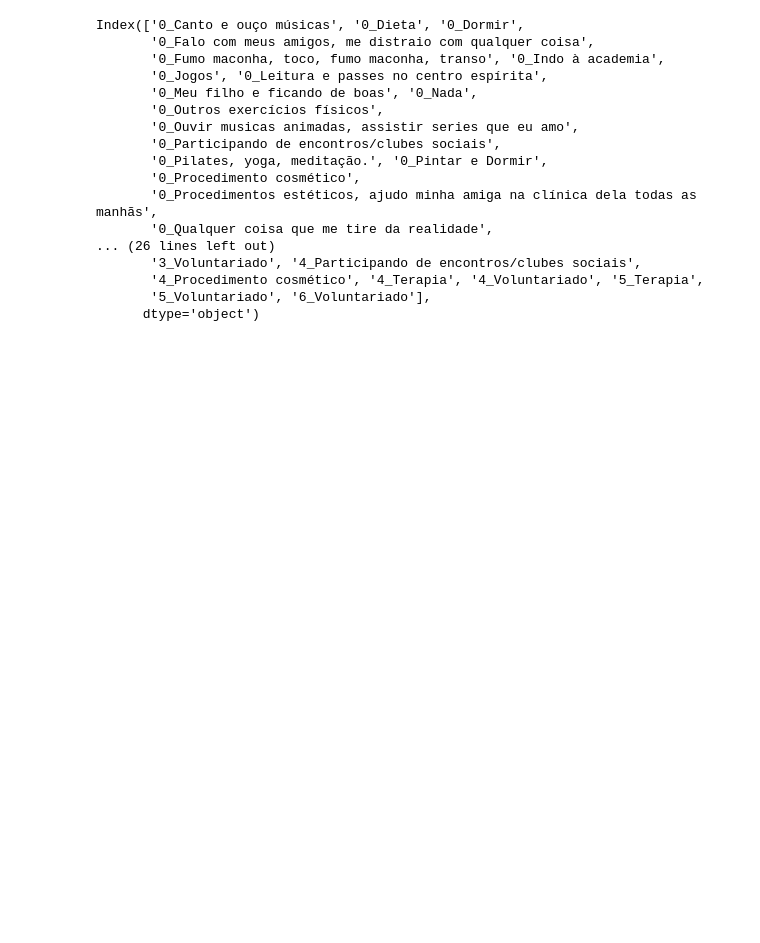
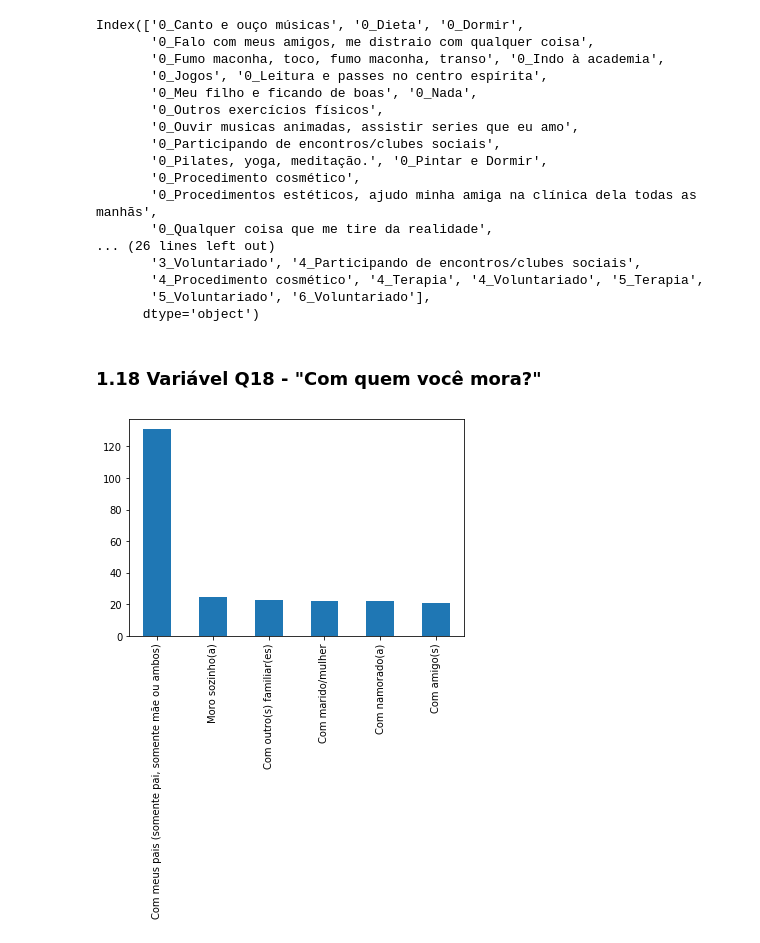
Before and after one commit to claytonrm/AnalisePreditivaSuicidio, a Jupyter notebook: AnalisePreditivaSuicidio.ipynb, the cells around one changed output. Saved outputs shown, nothing was run; the diff lists cells and outputs as text; code cells hidden in the pictures; blank space fills up the shorter version.

```diff
--- a/AnalisePreditivaSuicidio.ipynb
+++ b/AnalisePreditivaSuicidio.ipynb
@@ -761,8 +761,6 @@ df['Q17_LEITURA'] = df_Q17[['0_Leitura e passes no centro espírita',
                             '1_Corrida, jogos eletrônicos, leitura, culinária',
                             '2_Ler, obter conhecimento']].max(axis=1)
 
-df['Q17_RELIGIAO'] = df_Q17[['0_Leitura e passes no centro espírita']].max(axis=1)
-
 df['Q17_OUTROS'] = df_Q17[['0_Dormir', '0_Meu filho e ficando de boas',
                            '0_Pilates, yoga, meditação.', '0_Pintar e Dormir',
                            '0_Procedimentos estéticos, ajudo minha amiga na clínica dela todas as manhãs',
@@ -776,7 +774,15 @@ df['Q17_OUTROS'] = df_Q17[['0_Dormir', '0_Meu filho e ficando de boas',
                            '1_Trabalhar', '1_fazendo coisas sozinha, ouvindo música, desenhando...',
                            '2_Assistindo porno', '2_Conhecendo pessoas que eu tenha uma conexão e me entendam',
                            '2_Conversar com amigos, jogar, terapia ocupacional, pintar, artesanato, escrever, comprar roupas que me fazem confortável',
-                           '2_Tenho hobbies', '3_Atendimento psiquiátrico', '3_Meus gatos'
+                           '2_Tenho hobbies', '3_Atendimento psiquiátrico', '3_Meus gatos',
+                           '0_Leitura e passes no centro espírita'
                           ]].max(axis=1)
 # %%
 df = df.drop(columns='Q17')
+# %% [markdown]
+### 1.18 Variável Q18 - "Com quem você mora?"
+# %%
+df.Q18.value_counts().plot.bar()
+plt.savefig('q18.png')
+# %% [output]
+[figure, added]
```
Also changed, not shown: parts of 12 cells of this notebook.
